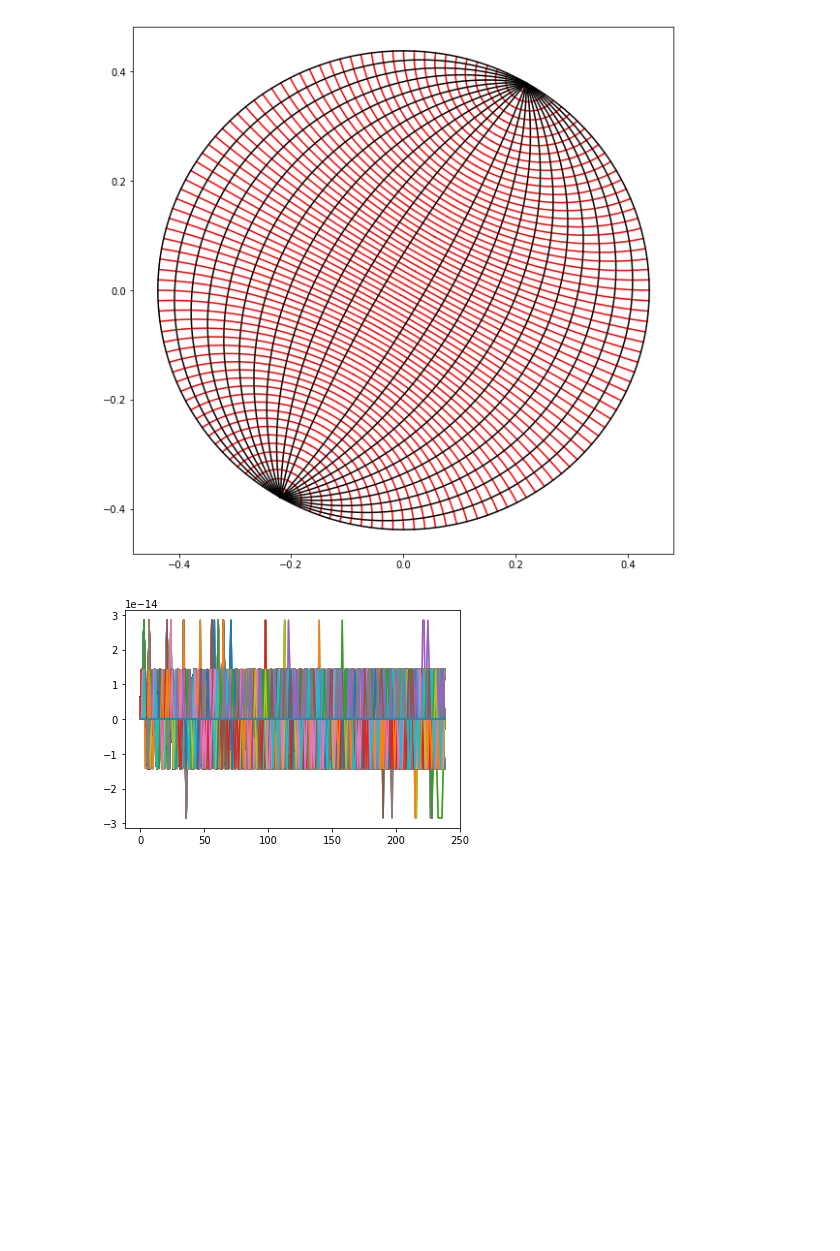
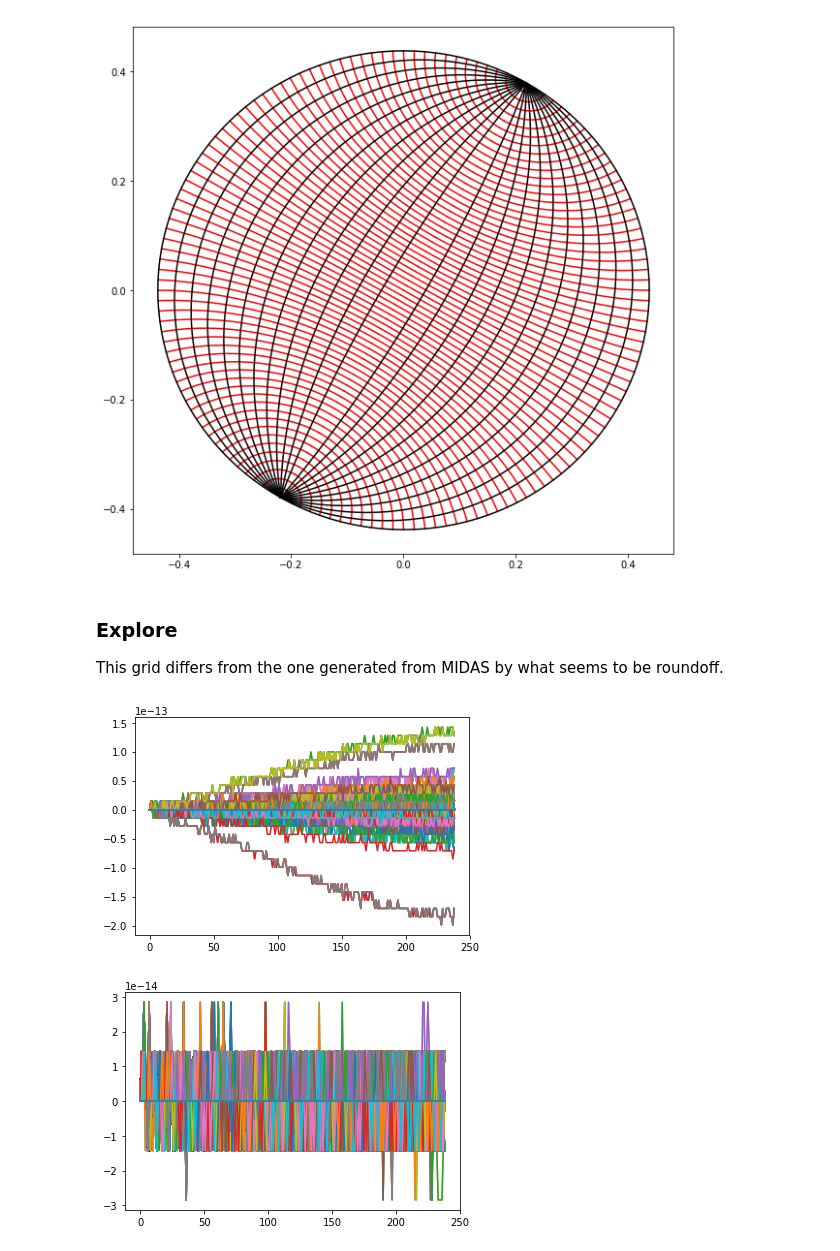
Before and after one commit to nikizadehgfdl/grid_generation, a Jupyter notebook: jupyter_northern_bipole_cap_grid.ipynb, the cells around one changed output. Drawn from its saved outputs; the diff is of its cells as text; code cells hidden in the pictures; blank space fills up the shorter version.

```diff
--- a/jupyter_northern_bipole_cap_grid.ipynb
+++ b/jupyter_northern_bipole_cap_grid.ipynb
@@ -496,6 +462,14 @@ plt.figure(figsize=(10,10))
 plot_mesh_in_xyz(lams_fms, phis_fms, stride=20)
 # %% [output]
 [figure]
+# %% [markdown]
+### Explore
+
+This grid differs from the one generated from MIDAS by what seems to be roundoff.
+# %%
+plt.plot(phis-phis_MIDAS);
+# %% [output]
+[figure, added]
 # %%
 plt.plot(phis_fms-phis_MIDAS);
 # %% [output]
```
Also changed, not shown: parts of 19 cells of this notebook, 1 other file.
